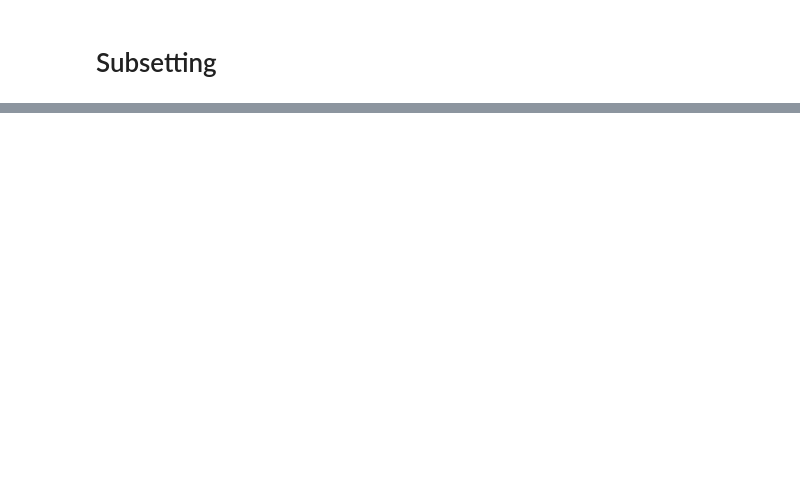
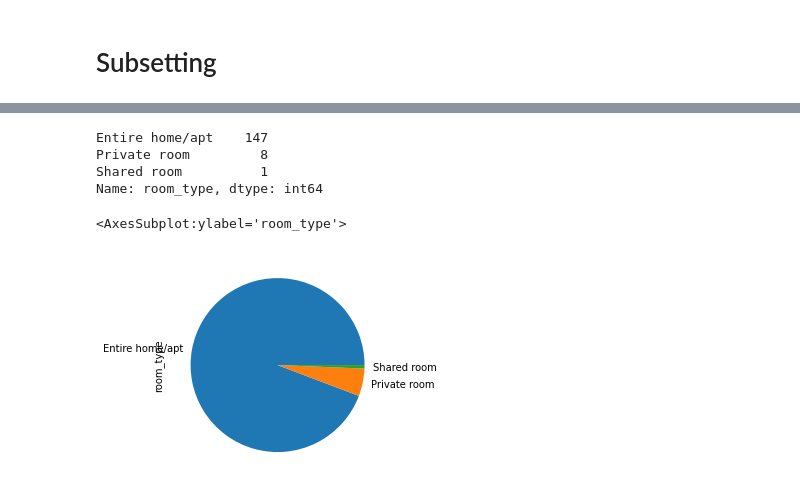
Before and after one commit to klp/cuny_gc_python_class_sp2022, a Jupyter notebook: class_exercises/2022-04-25/pandas_data_frames.ipynb, the cells around one changed output, grey strips where cells are left out. Cells and saved outputs as stored; diff of their text form; code cells hidden in the pictures; blank space fills up the shorter version.

```diff
--- a/class_exercises/2022-04-25/pandas_data_frames.ipynb
+++ b/class_exercises/2022-04-25/pandas_data_frames.ipynb
@@ -50,0 +160,15 @@ NameError: name 'coney' is not defined
+# %%
+df450_bool = df.price == 450
+df_450 = df[df450_bool]
+# %%
+df_450.room_type.value_counts()
+# %% [output]
+Entire home/apt    147
+Private room         8
+Shared room          1
+Name: room_type, dtype: int64
+# %%
+df_450.room_type.value_counts().plot.pie()
+# %% [output]
+<AxesSubplot:ylabel='room_type'>
+[figure, added]
```
Also changed, not shown: parts of 15 cells of this notebook.
